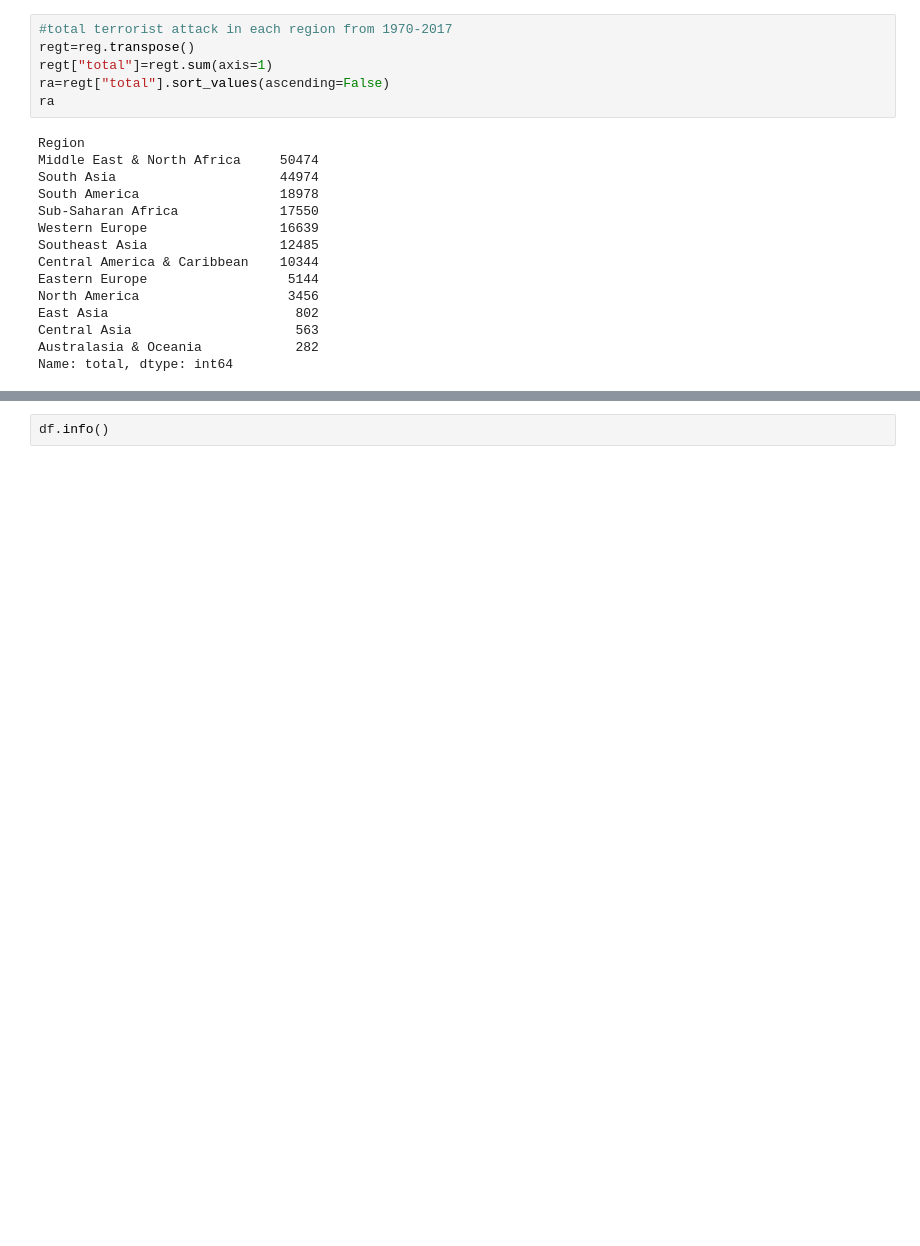
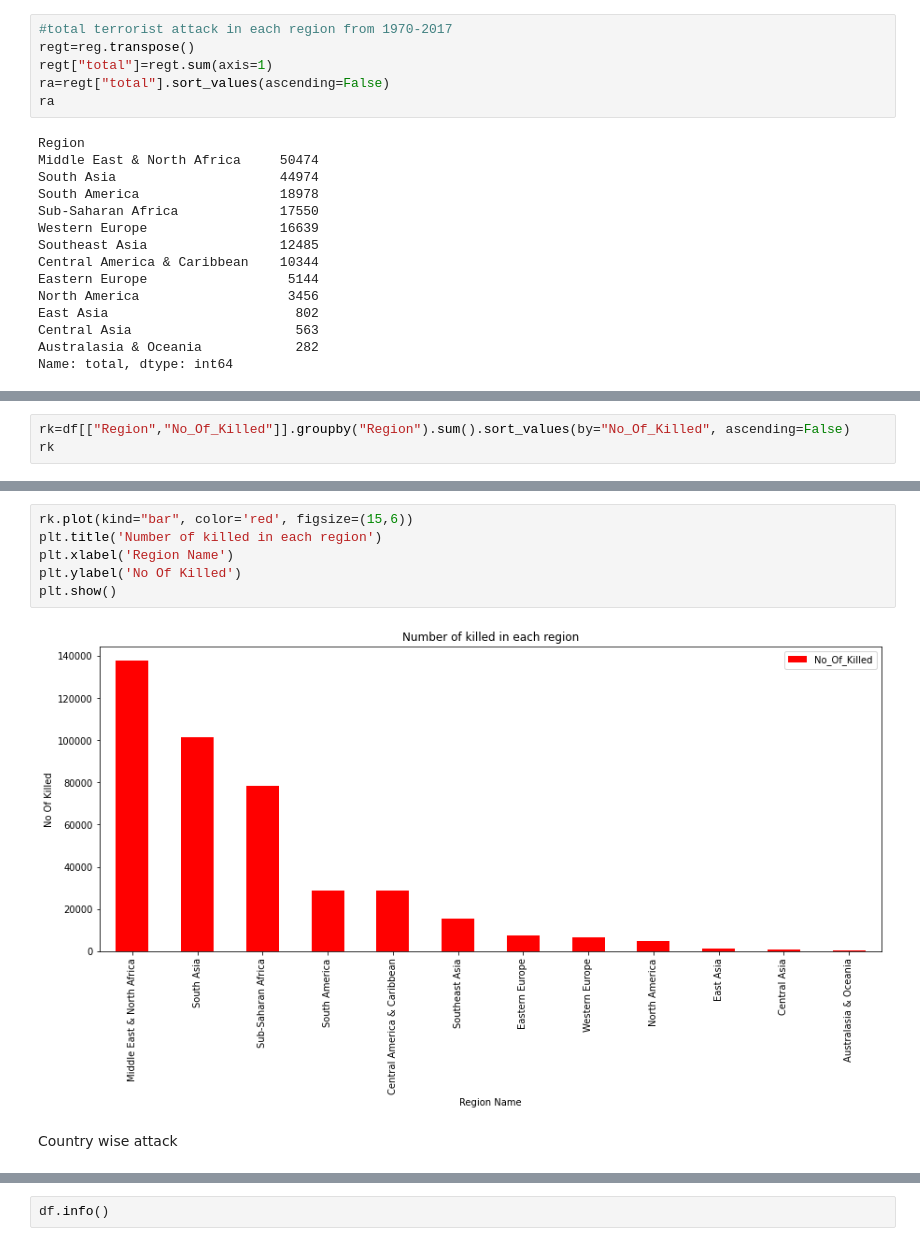
Before and after one commit to Pawan-kumar-Singh/Global-Terrorism, a Jupyter notebook: Global_Terrorism_Analysis_Capstone_Project.ipynb, the cells around one changed output, grey strips where cells are left out. Cells and saved outputs as stored; diff of their text form; blank space fills up the shorter version.

```diff
--- a/Global_Terrorism_Analysis_Capstone_Project.ipynb
+++ b/Global_Terrorism_Analysis_Capstone_Project.ipynb
@@ -291,0 +360,3 @@ Name: total, dtype: int64
+# %%
+rk=df[["Region","No_Of_Killed"]].groupby("Region").sum().sort_values(by="No_Of_Killed", ascending=False)
+rk
@@ -291,0 +378,10 @@ Name: total, dtype: int64
+# %%
+rk.plot(kind="bar", color='red', figsize=(15,6))
+plt.title('Number of killed in each region')
+plt.xlabel('Region Name')
+plt.ylabel('No Of Killed')
+plt.show()
+# %% [output]
+[figure, added]
+# %% [markdown]
+Country wise attack
```
Also changed, not shown: parts of 42 cells of this notebook.
